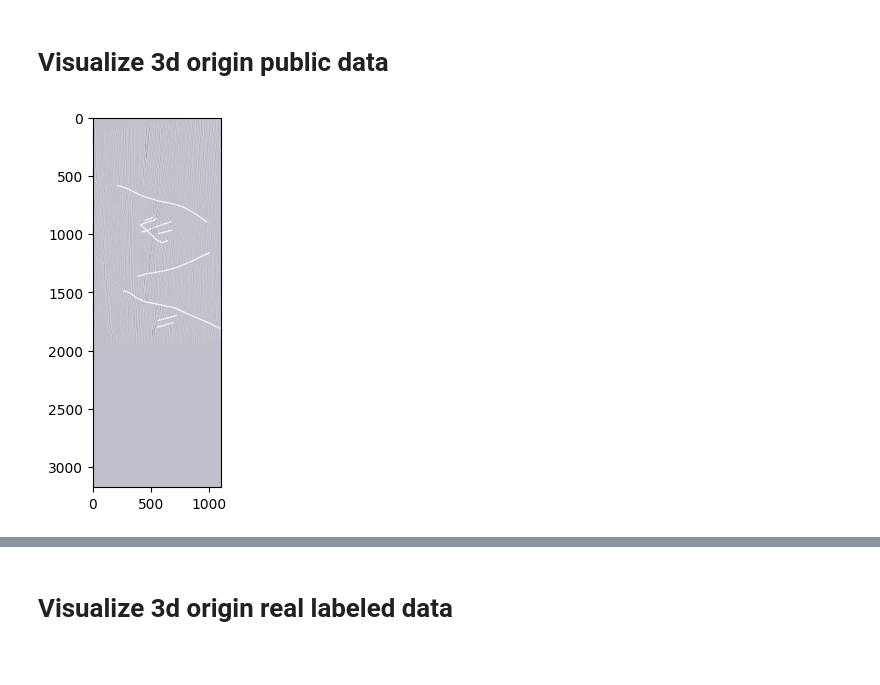
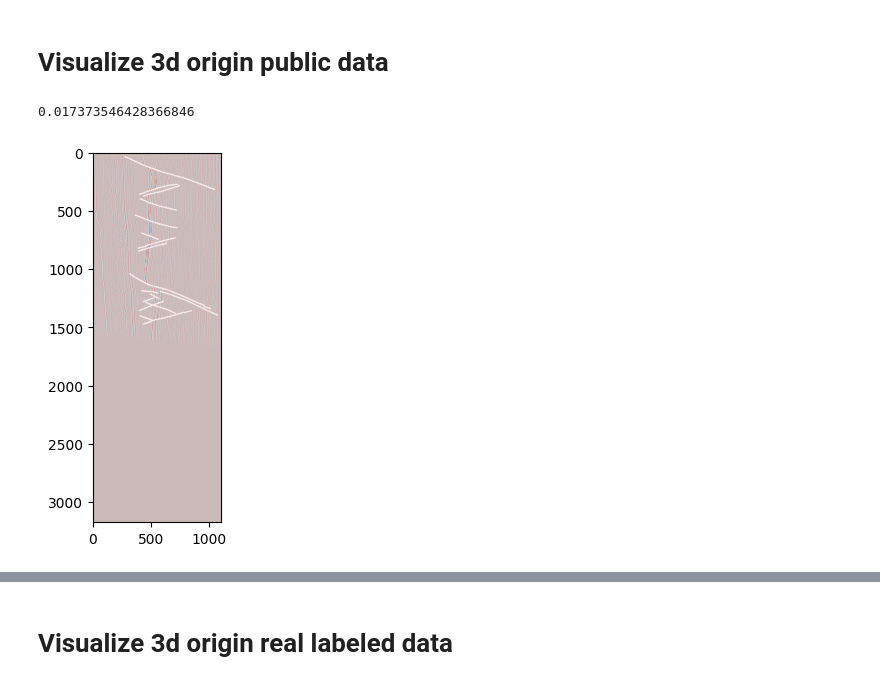
Before and after one commit to Kinlyran/Fault_Recong_zzr, a Jupyter notebook: data_explore.ipynb, the cells around one changed output, grey strips where cells are left out. Saved outputs shown, nothing was run; the diff lists cells and outputs as text; code cells hidden in the pictures.

```diff
--- a/data_explore.ipynb
+++ b/data_explore.ipynb
@@ -14,11 +14,13 @@ root_path = '/home/zhangzr/FaultRecongnition/Fault_data/public_data/precessed'
 ori_seis = np.load(os.path.join(root_path, 'train', 'seis', 'seistrain.npy'), mmap_mode='r')
 ori_label = np.load(os.path.join(root_path, 'train', 'fault', 'faulttrain.npy'), mmap_mode='r')
 # %%
-slice_id = 400
+slice_id = 30
 plt.imshow(ori_seis[slice_id,:,400:1500], cmap='seismic')
-fig = plt.imshow(ori_label[slice_id,:,400:1500], cmap='gray', alpha=0.2)
+plt.imshow(ori_label[slice_id,:,400:1500], cmap='gray', alpha=0.2)
+print(np.mean(ori_label[slice_id,:,400:1500]))
 # fig.axes.xaxis.set_visible(False)
 # fig.axes.yaxis.set_visible(False)
 plt.show()
 # %% [output]
+0.017373546428366846
-[figure, old version]
+[figure, new version]
```
Also changed, not shown: parts of 1 cell of this notebook, 2 other files.
